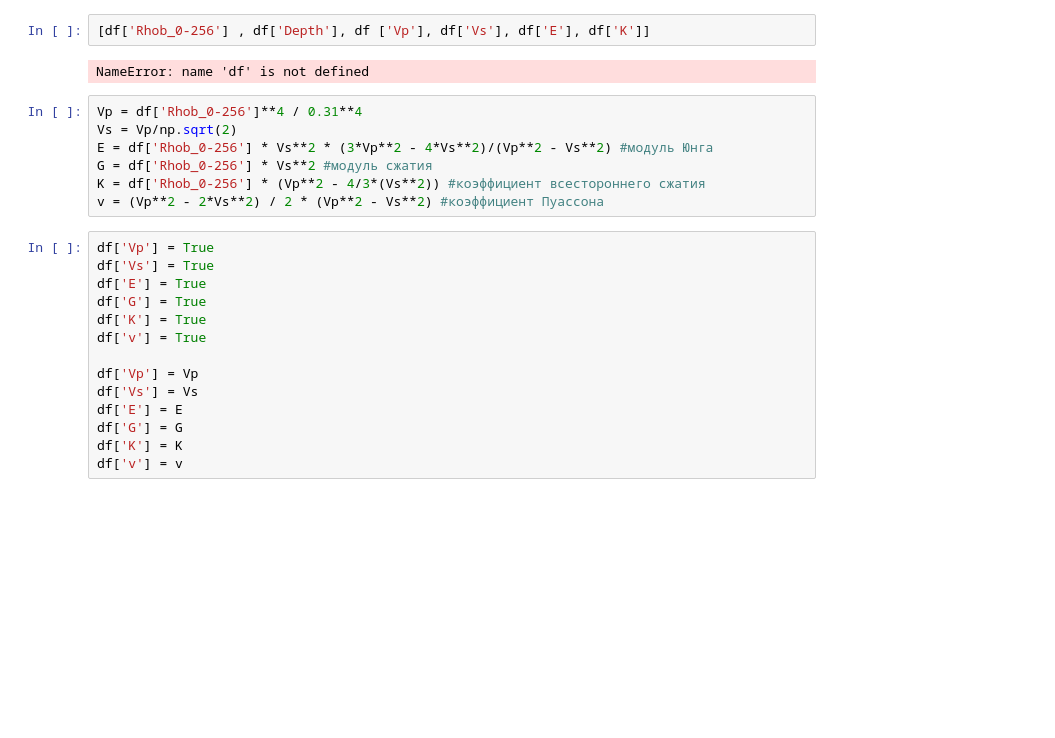
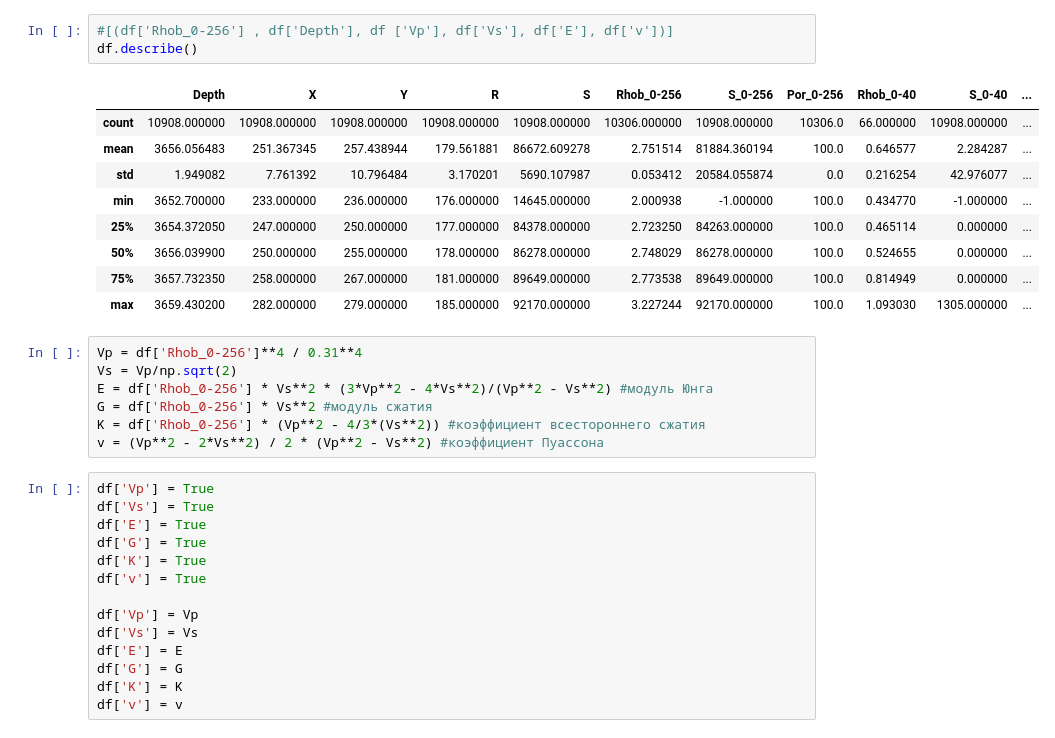
Before and after one commit to AlinaBelyalova/SkV-150, a Jupyter notebook: skv_150m.ipynb, the cells around one changed output. Cells and saved outputs as stored; diff of their text form; blank space fills up the shorter version.

```diff
--- a/skv_150m.ipynb
+++ b/skv_150m.ipynb
@@ -44,7 +45,16 @@ Index: []
 # %%
-[df['Rhob_0-256'] , df['Depth'], df ['Vp'], df['Vs'], df['E'], df['K']]
+#[(df['Rhob_0-256'] , df['Depth'], df ['Vp'], df['Vs'], df['E'], df['v'])]
+df.describe()
 # %% [output]
-NameError: name 'df' is not defined
+|  | Depth | X | Y | R | S | Rhob_0-256 | S_0-256 | Por_0-256 | Rhob_0-40 | S_0-40 | ... |
+| count | 10908.000000 | 10908.000000 | 10908.000000 | 10908.000000 | 10908.000000 | 10306.000000 | 10908.000000 | 10306.0 | 66.000000 | 10908.000000 | ... |
+| mean | 3656.056483 | 251.367345 | 257.438944 | 179.561881 | 86672.609278 | 2.751514 | 81884.360194 | 100.0 | 0.646577 | 2.284287 | ... |
+| std | 1.949082 | 7.761392 | 10.796484 | 3.170201 | 5690.107987 | 0.053412 | 20584.055874 | 0.0 | 0.216254 | 42.976077 | ... |
+| min | 3652.700000 | 233.000000 | 236.000000 | 176.000000 | 14645.000000 | 2.000938 | -1.000000 | 100.0 | 0.434770 | -1.000000 | ... |
+| 25% | 3654.372050 | 247.000000 | 250.000000 | 177.000000 | 84378.000000 | 2.723250 | 84263.000000 | 100.0 | 0.465114 | 0.000000 | ... |
+| 50% | 3656.039900 | 250.000000 | 255.000000 | 178.000000 | 86278.000000 | 2.748029 | 86278.000000 | 100.0 | 0.524655 | 0.000000 | ... |
+| 75% | 3657.732350 | 258.000000 | 267.000000 | 181.000000 | 89649.000000 | 2.773538 | 89649.000000 | 100.0 | 0.814949 | 0.000000 | ... |
+| max | 3659.430200 | 282.000000 | 279.000000 | 185.000000 | 92170.000000 | 3.227244 | 92170.000000 | 100.0 | 1.093030 | 1305.000000 | ... |
 # %%
 Vp = df['Rhob_0-256']**4 / 0.31**4
 Vs = Vp/np.sqrt(2)
```
Also changed, not shown: parts of 8 cells of this notebook.
